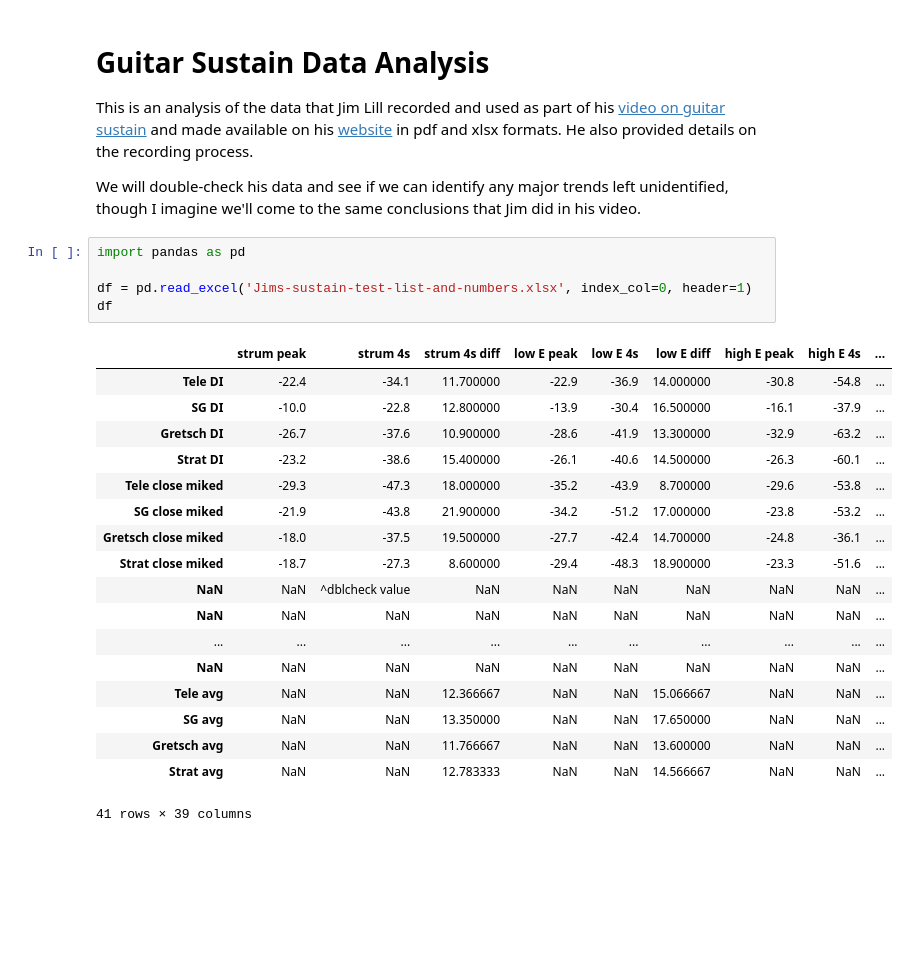
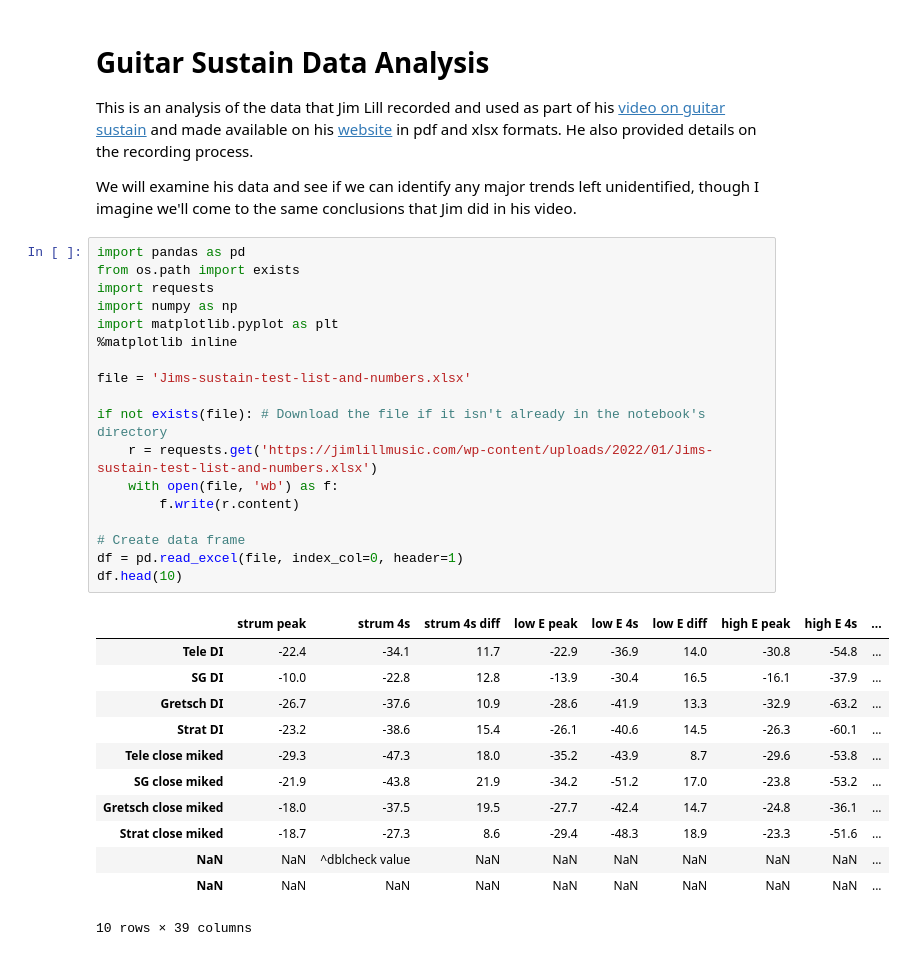
Before and after one commit to JamesDWilkinson/Guitar-Sustain-Analysis, a Jupyter notebook: Notebook.ipynb, the cells around one changed output. Drawn from its saved outputs; the diff is of its cells as text; blank space fills up the shorter version.

```diff
--- a/Notebook.ipynb
+++ b/Notebook.ipynb
@@ -2,31 +2,38 @@
 # Guitar Sustain Data Analysis
 This is an analysis of the data that Jim Lill recorded and used as part of his [video on guitar sustain](https://youtu.be/muVzwbkUUnM) and made available on his [website](https://jimlillmusic.com/sustain/) in pdf and xlsx formats. He also provided details on the recording process.
 
-We will double-check his data and see if we can identify any major trends left unidentified, though I imagine we'll come to the same conclusions that Jim did in his video.
+We will examine his data and see if we can identify any major trends left unidentified, though I imagine we'll come to the same conclusions that Jim did in his video.
 # %%
 import pandas as pd
+from os.path import exists
+import requests
+import numpy as np
+import matplotlib.pyplot as plt
+%matplotlib inline
 
-df = pd.read_excel('Jims-sustain-test-list-and-numbers.xlsx', index_col=0, header=1)
-df
+file = 'Jims-sustain-test-list-and-numbers.xlsx'
+
+if not exists(file): # Download the file if it isn't already in the notebook's directory
+    r = requests.get('https://jimlillmusic.com/wp-content/uploads/2022/01/Jims-sustain-test-list-and-numbers.xlsx')
+    with open(file, 'wb') as f:
+        f.write(r.content)
+
+# Create data frame
+df = pd.read_excel(file, index_col=0, header=1)
+df.head(10)
 # %% [output]
 |  | strum peak | strum 4s | strum 4s diff | low E peak | low E 4s | low E diff | high E peak | high E 4s | ... |
-| Tele DI | -22.4 | -34.1 | 11.700000 | -22.9 | -36.9 | 14.000000 | -30.8 | -54.8 | ... |
-| SG DI | -10.0 | -22.8 | 12.800000 | -13.9 | -30.4 | 16.500000 | -16.1 | -37.9 | ... |
-| Gretsch DI | -26.7 | -37.6 | 10.900000 | -28.6 | -41.9 | 13.300000 | -32.9 | -63.2 | ... |
-| Strat DI | -23.2 | -38.6 | 15.400000 | -26.1 | -40.6 | 14.500000 | -26.3 | -60.1 | ... |
-| Tele close miked | -29.3 | -47.3 | 18.000000 | -35.2 | -43.9 | 8.700000 | -29.6 | -53.8 | ... |
-| SG close miked | -21.9 | -43.8 | 21.900000 | -34.2 | -51.2 | 17.000000 | -23.8 | -53.2 | ... |
-| Gretsch close miked | -18.0 | -37.5 | 19.500000 | -27.7 | -42.4 | 14.700000 | -24.8 | -36.1 | ... |
-| Strat close miked | -18.7 | -27.3 | 8.600000 | -29.4 | -48.3 | 18.900000 | -23.3 | -51.6 | ... |
+| Tele DI | -22.4 | -34.1 | 11.7 | -22.9 | -36.9 | 14.0 | -30.8 | -54.8 | ... |
+| SG DI | -10.0 | -22.8 | 12.8 | -13.9 | -30.4 | 16.5 | -16.1 | -37.9 | ... |
+| Gretsch DI | -26.7 | -37.6 | 10.9 | -28.6 | -41.9 | 13.3 | -32.9 | -63.2 | ... |
+| Strat DI | -23.2 | -38.6 | 15.4 | -26.1 | -40.6 | 14.5 | -26.3 | -60.1 | ... |
+| Tele close miked | -29.3 | -47.3 | 18.0 | -35.2 | -43.9 | 8.7 | -29.6 | -53.8 | ... |
+| SG close miked | -21.9 | -43.8 | 21.9 | -34.2 | -51.2 | 17.0 | -23.8 | -53.2 | ... |
+| Gretsch close miked | -18.0 | -37.5 | 19.5 | -27.7 | -42.4 | 14.7 | -24.8 | -36.1 | ... |
+| Strat close miked | -18.7 | -27.3 | 8.6 | -29.4 | -48.3 | 18.9 | -23.3 | -51.6 | ... |
 | NaN | NaN | ^dblcheck value | NaN | NaN | NaN | NaN | NaN | NaN | ... |
 | NaN | NaN | NaN | NaN | NaN | NaN | NaN | NaN | NaN | ... |
-| ... | ... | ... | ... | ... | ... | ... | ... | ... | ... |
-| NaN | NaN | NaN | NaN | NaN | NaN | NaN | NaN | NaN | ... |
-| Tele avg | NaN | NaN | 12.366667 | NaN | NaN | 15.066667 | NaN | NaN | ... |
-| SG avg | NaN | NaN | 13.350000 | NaN | NaN | 17.650000 | NaN | NaN | ... |
-| Gretsch avg | NaN | NaN | 11.766667 | NaN | NaN | 13.600000 | NaN | NaN | ... |
-| Strat avg | NaN | NaN | 12.783333 | NaN | NaN | 14.566667 | NaN | NaN | ... |
-41 rows × 39 columns
+10 rows × 39 columns
 # %% [markdown]
 ## Observations
 
```
Also changed, not shown: parts of 8 cells of this notebook.
